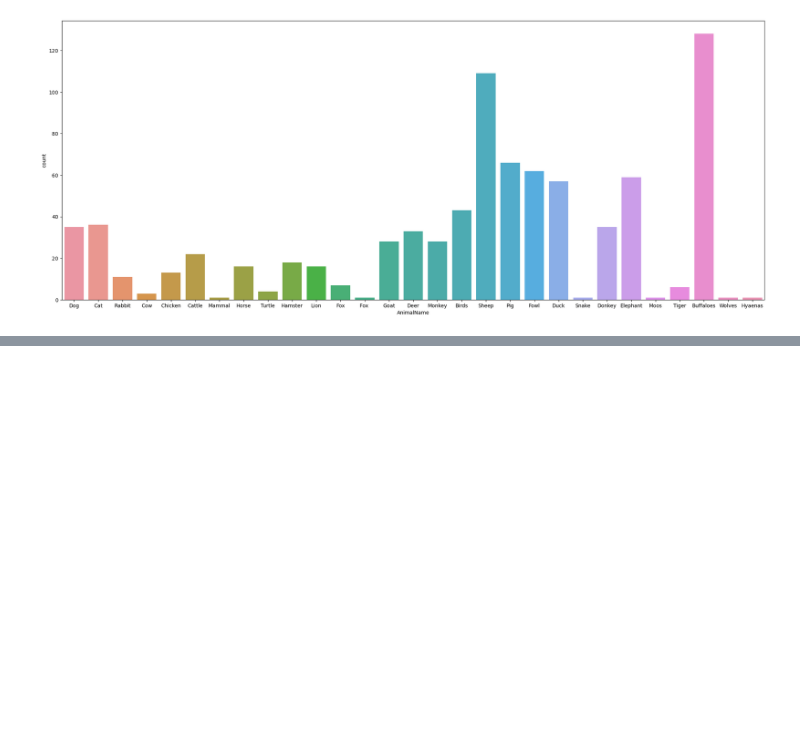
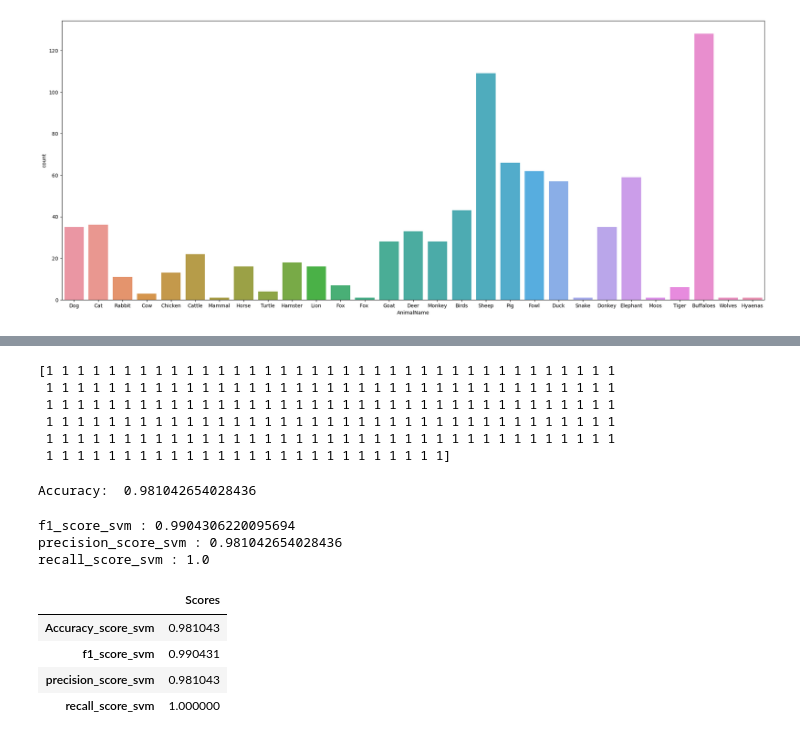
Before and after one commit to Time4045/Animal_Condition_Prediction, a Jupyter notebook: Animal_condition.ipynb, the cells around one changed output, grey strips where cells are left out. Drawn from its saved outputs; the diff is of its cells as text; code cells hidden in the pictures; blank space fills up the shorter version.

```diff
--- a/Animal_condition.ipynb
+++ b/Animal_condition.ipynb
@@ -143,0 +180,39 @@ sns.countplot(data=animal_data, x=animal_data.AnimalName)
+# %%
+predicted_y=model_svm.predict(X_test)
+print(predicted_y)
+# %% [output]
+[1 1 1 1 1 1 1 1 1 1 1 1 1 1 1 1 1 1 1 1 1 1 1 1 1 1 1 1 1 1 1 1 1 1 1 1 1
+ 1 1 1 1 1 1 1 1 1 1 1 1 1 1 1 1 1 1 1 1 1 1 1 1 1 1 1 1 1 1 1 1 1 1 1 1 1
+ 1 1 1 1 1 1 1 1 1 1 1 1 1 1 1 1 1 1 1 1 1 1 1 1 1 1 1 1 1 1 1 1 1 1 1 1 1
+ 1 1 1 1 1 1 1 1 1 1 1 1 1 1 1 1 1 1 1 1 1 1 1 1 1 1 1 1 1 1 1 1 1 1 1 1 1
+ 1 1 1 1 1 1 1 1 1 1 1 1 1 1 1 1 1 1 1 1 1 1 1 1 1 1 1 1 1 1 1 1 1 1 1 1 1
+ 1 1 1 1 1 1 1 1 1 1 1 1 1 1 1 1 1 1 1 1 1 1 1 1 1 1]
+# %%
+Accuracy_score_svm=accuracy_score(y_test,predicted_y)
+print('Accuracy: ',Accuracy_score_svm )
+# %% [output]
+Accuracy:  0.981042654028436
+# %%
+f1_score_svm=f1_score(y_test,predicted_y)
+precision_score_svm=precision_score(y_test,predicted_y)
+recall_score_svm=recall_score(y_test,predicted_y)
+
+print('f1_score_svm :',f1_score_svm)
+print('precision_score_svm :',precision_score_svm)
+print('recall_score_svm :',recall_score_svm)
+# %% [output]
+f1_score_svm : 0.9904306220095694
+precision_score_svm : 0.981042654028436
+recall_score_svm : 1.0
+# %%
+data_scores=pd.DataFrame([Accuracy_score_svm,f1_score_svm,precision_score_svm,recall_score_svm],
+                         index=['Accuracy_score_svm','f1_score_svm','precision_score_svm','recall_score_svm'],
+                        columns=['Scores'])
+# %%
+data_scores
+# %% [output]
+|  | Scores |
+| Accuracy_score_svm | 0.981043 |
+| f1_score_svm | 0.990431 |
+| precision_score_svm | 0.981043 |
+| recall_score_svm | 1.000000 |
```
Also changed, not shown: parts of 5 cells of this notebook.
